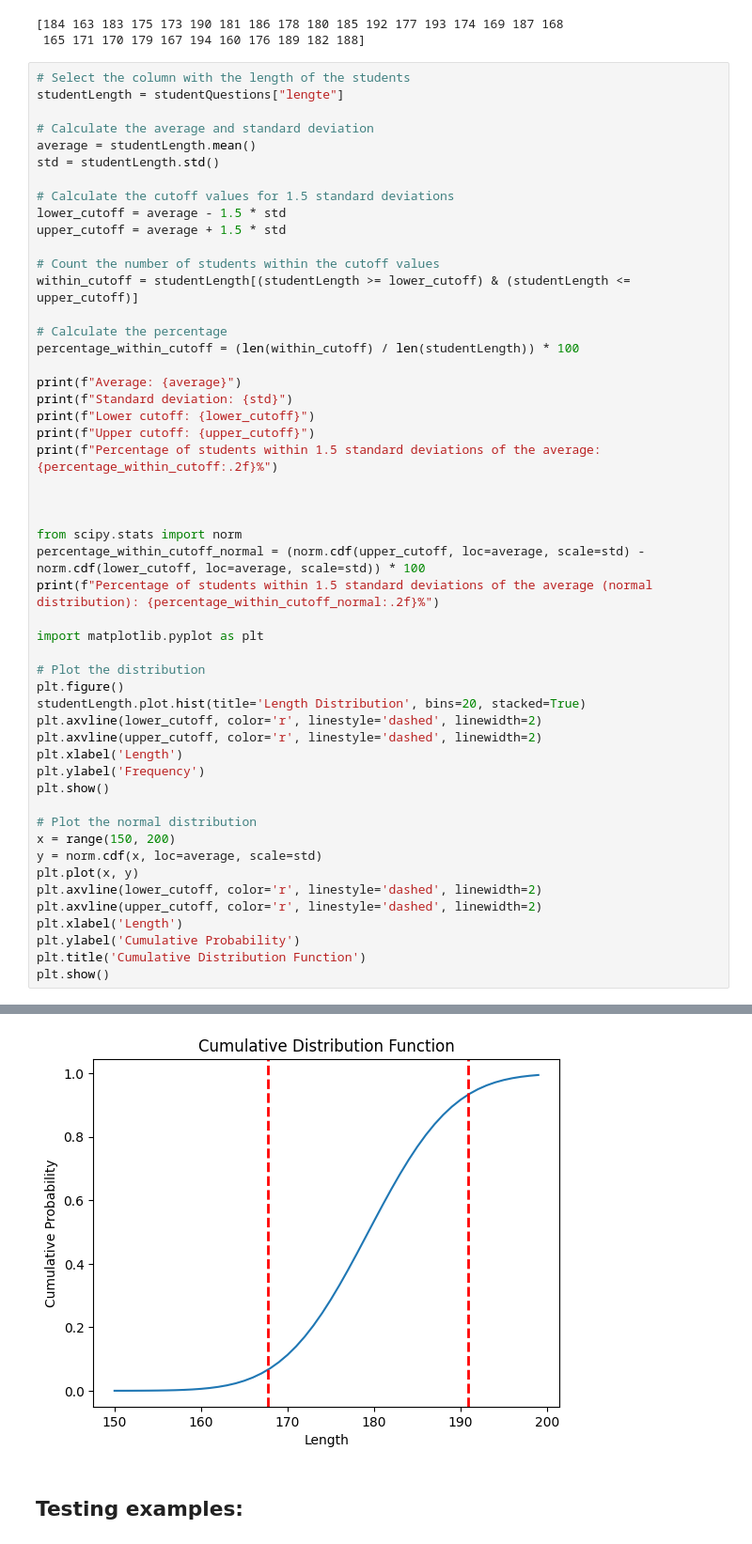
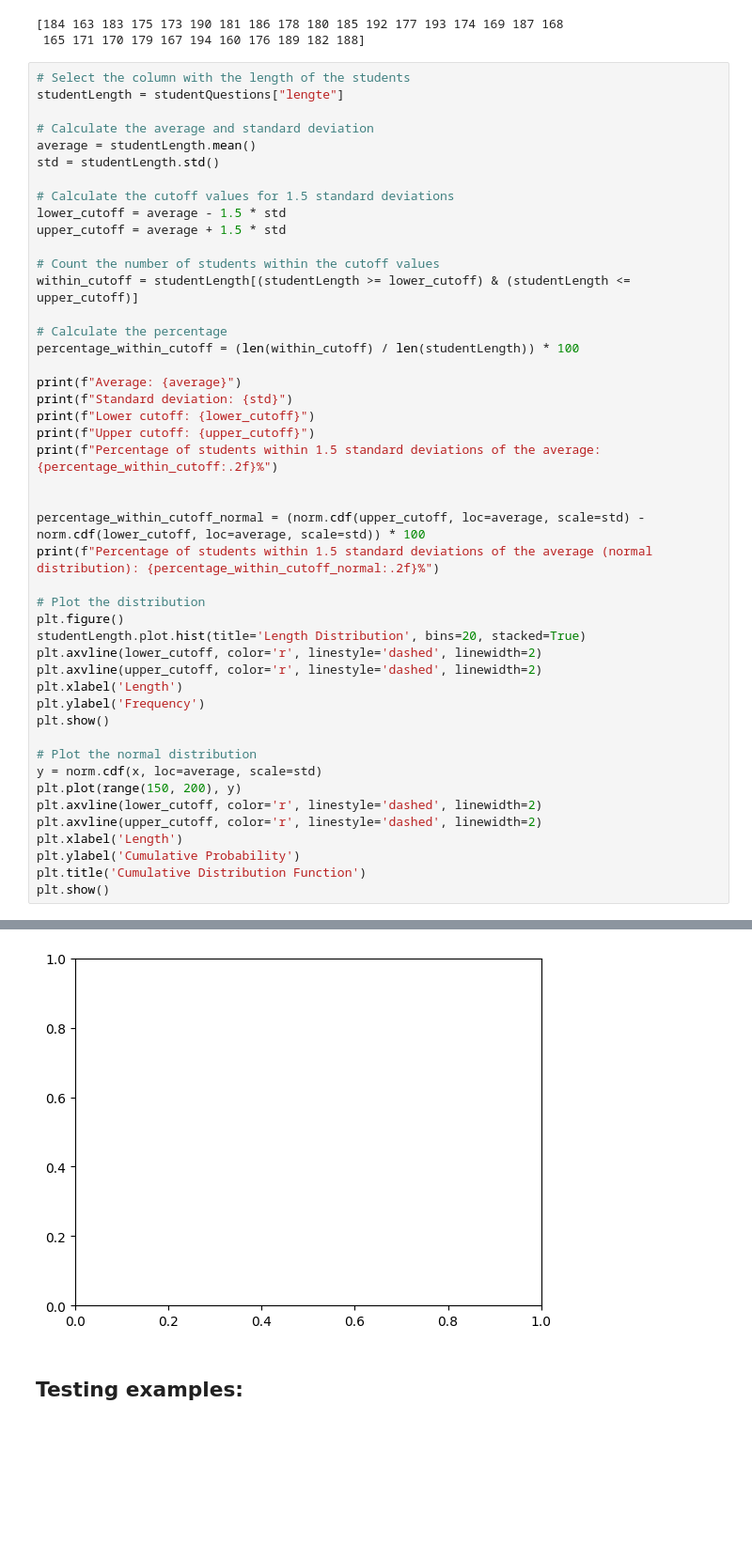
Before and after one commit to EliasDeHondt/DataScience2, a Jupyter notebook: W14P3/Exercises probability distributions.ipynb, the cells around one changed output, grey strips where cells are left out. Shown at 94% size. Drawn from its saved outputs; the diff is of its cells as text; blank space fills up the shorter version.

```diff
--- a/W14P3/Exercises probability distributions.ipynb
+++ b/W14P3/Exercises probability distributions.ipynb
@@ -341,12 +335,8 @@ print(f"Upper cutoff: {upper_cutoff}")
 print(f"Percentage of students within 1.5 standard deviations of the average: {percentage_within_cutoff:.2f}%")
 
 
-
-from scipy.stats import norm
 percentage_within_cutoff_normal = (norm.cdf(upper_cutoff, loc=average, scale=std) - norm.cdf(lower_cutoff, loc=average, scale=std)) * 100
 print(f"Percentage of students within 1.5 standard deviations of the average (normal distribution): {percentage_within_cutoff_normal:.2f}%")
-
-import matplotlib.pyplot as plt
 
 # Plot the distribution
 plt.figure()
@@ -358,9 +348,8 @@ plt.ylabel('Frequency')
 plt.show()
 
 # Plot the normal distribution
-x = range(150, 200)
 y = norm.cdf(x, loc=average, scale=std)
-plt.plot(x, y)
+plt.plot(range(150, 200), y)
 plt.axvline(lower_cutoff, color='r', linestyle='dashed', linewidth=2)
 plt.axvline(upper_cutoff, color='r', linestyle='dashed', linewidth=2)
 plt.xlabel('Length')
@@ -378,4 +368,4 @@ Percentage of students within 1.5 standard deviations of the average (normal dis
-[figure, old version]
+[figure, new version]
 # %% [markdown]
 ## Testing examples:
 # %% [markdown]
```
Also changed, not shown: parts of 17 cells of this notebook.
